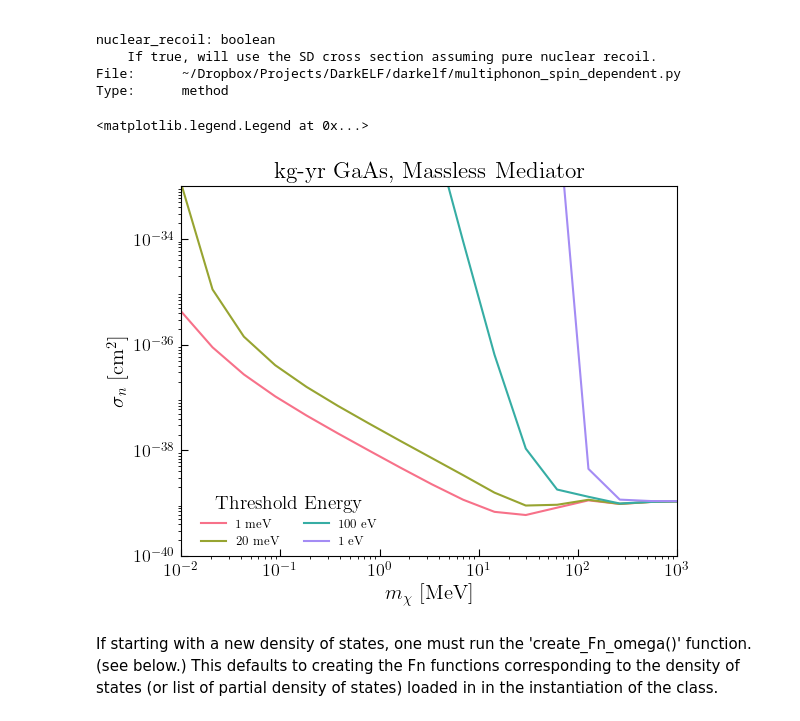
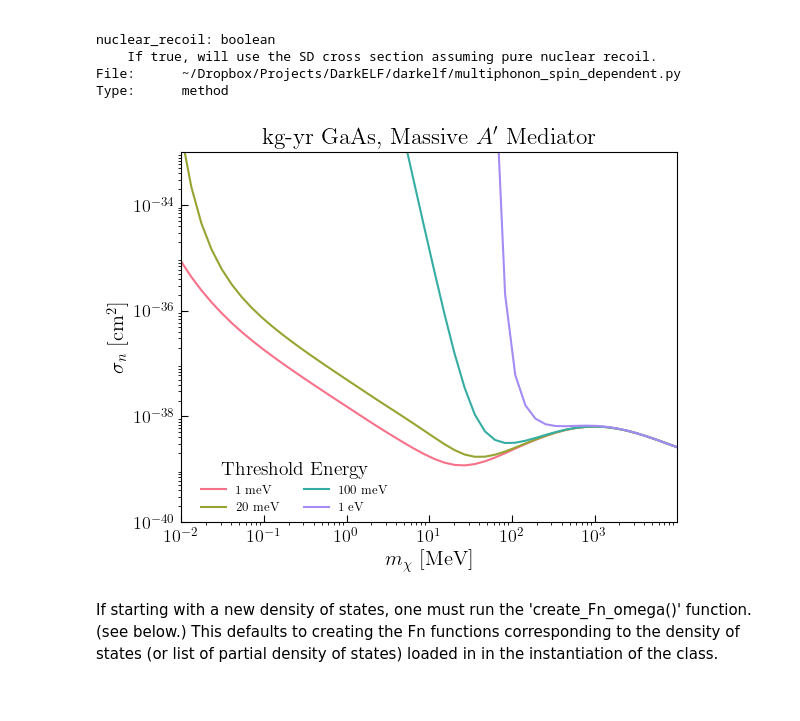
Before and after one commit to tongylin/DarkELF, a Jupyter notebook: examples/darkelf_multiphonons_spin_dependent.ipynb, the cells around one changed output. Saved outputs shown, nothing was run; the diff lists cells and outputs as text; code cells hidden in the pictures.

Commit message:
restore overwritten notebook and corrected plots with factor of 1/2

```diff
--- a/examples/darkelf_multiphonons_spin_dependent.ipynb
+++ b/examples/darkelf_multiphonons_spin_dependent.ipynb
@@ -139,7 +139,7 @@ Type:      method
 # %%
 import seaborn as sns
 
-points = 20
+points = 50
 
 mdm = np.logspace(4, 10, points)
 
@@ -159,39 +159,38 @@ for i, mass in enumerate(tqdm(mdm)):
 
 colors = sns.color_palette("husl", 4)
 
 fig, ax = plt.subplots()
 
 
 ax.plot(mdm/1e6, reaches1, label='$1$ meV', color=colors[0])
 ax.plot(mdm/1e6, reaches2, label='$20$ meV', color=colors[1])
-ax.plot(mdm/1e6, reaches3, label='$100$ eV', color=colors[2])
+ax.plot(mdm/1e6, reaches3, label='$100$ meV', color=colors[2])
 ax.plot(mdm/1e6, reaches4, label='$1$ eV', color=colors[3])
 
 
 ax.set_xscale('log')
 ax.set_yscale('log')
 
 ax.set_xlabel(r'$m_\chi \ [\mathrm{MeV}]$',fontsize=15)
 ax.set_ylabel(r'$\sigma_n \ [\mathrm{cm}^2]$',fontsize=15)
 
 ax.tick_params(axis="both",which="major",labelsize=13,direction="in",pad=5)
 
-ax.set_title(r'kg-yr GaAs, Massless Mediator')
+ax.set_title(r"kg-yr GaAs, Massive $A'$ Mediator")
 
-ax.set_xlim([1e-2,1e3])
+ax.set_xlim([1e-2,1e4])
 ax.set_ylim([1e-40,1e-33])
 
 xtick_major = [pow(10.,n) for n in range(-2,4,1)]
 ytick_major = [pow(10.,n) for n in range(-40,-33,2)]
 ax.set_yticks(ytick_major)
 ax.set_xticks(xtick_major)
 
 ax.legend(loc=(0.03,0.01),fontsize=9,frameon=False,ncol=2,title='Threshold Energy')
 
-#plt.savefig(plotdir+"gaas_heavy_multiphonon_SD.pdf",bbox_inches='tight')
+plt.savefig(plotdir+"gaas_heavy_multiphonon_SD.pdf",bbox_inches='tight')
 # %% [output]
-<matplotlib.legend.Legend at 0x...>
-[figure, old version]
+[figure, new version]
 # %% [markdown]
 If starting with a new density of states, one must run the 'create_Fn_omega()' function. (see below.) This defaults to creating the Fn functions corresponding to the density of states (or list of partial density of states) loaded in in the instantiation of the class.
 # %% [markdown]
```
Also changed, not shown: parts of 8 cells of this notebook.
